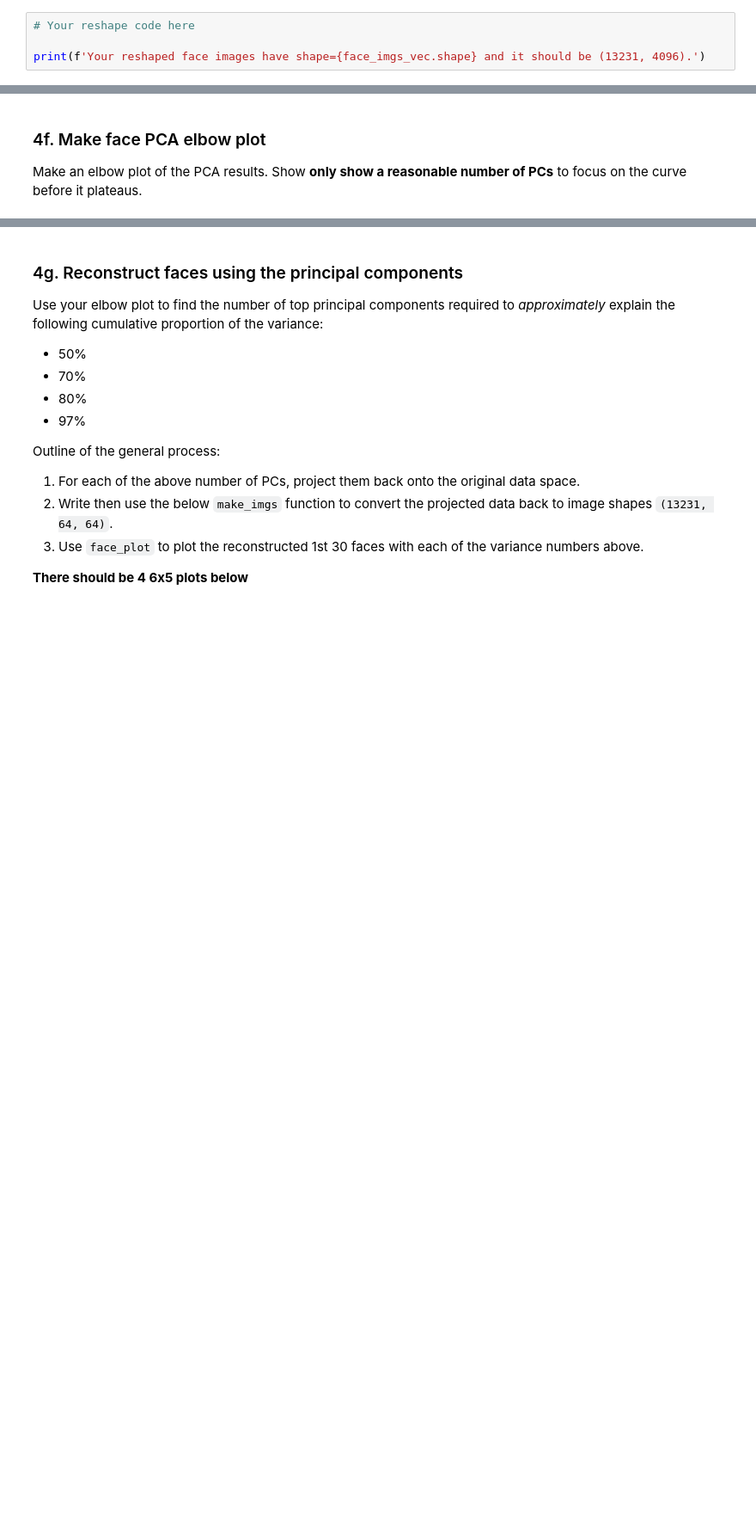
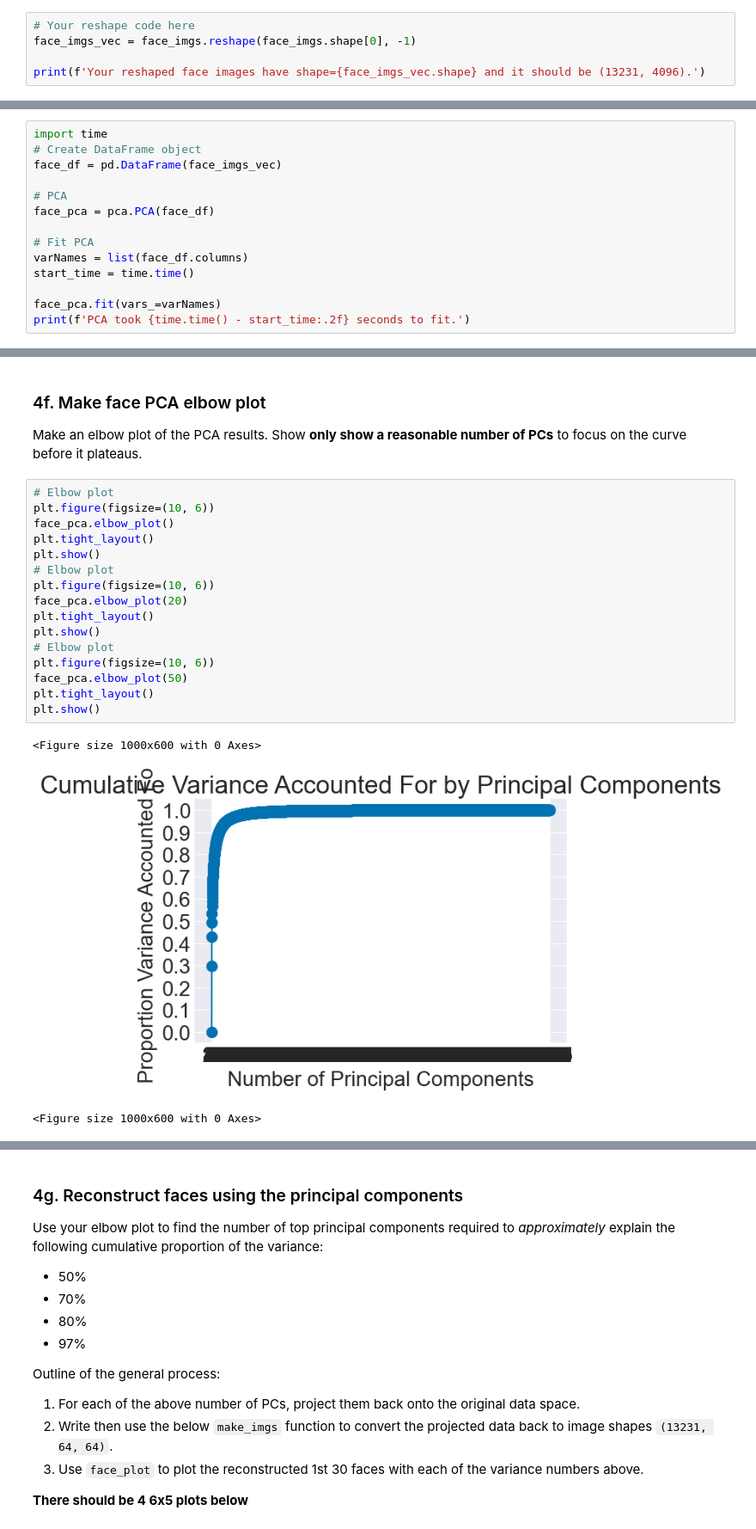
Before and after one commit to schiffinor/dataVisualization, a Jupyter notebook: Project4/eigenfaces.ipynb, the cells around one changed output, grey strips where cells are left out. Shown at 86% size. Saved outputs shown, nothing was run; the diff lists cells and outputs as text; blank space fills up the shorter version.

```diff
--- a/Project4/eigenfaces.ipynb
+++ b/Project4/eigenfaces.ipynb
@@ -83,5 +111,6 @@ In the face dataset, each person is a sample and each pixel is a variable. Curre
 In the following cell, reshape the face data **without hardcoding** ANY of (13231, 64*64)!
 # %%
 # Your reshape code here
+face_imgs_vec = face_imgs.reshape(face_imgs.shape[0], -1)
 
 print(f'Your reshaped face images have shape={face_imgs_vec.shape} and it should be (13231, 4096).')
@@ -93,3 +124,17 @@ Create pandas DataFrame object that holds the face data then run PCA on the face
 **Notes:**
 - This is not a "toy" dataset so it might take a few minutes for the PCA to finish computing.
 - Use the python `time` module (i.e. `import time`) to time how long the `pca` method takes to finish processing the data, then print out the time elapsed below. If this takes more than a few minutes, something probably is wrong.
+# %%
+import time
+# Create DataFrame object
+face_df = pd.DataFrame(face_imgs_vec)
+
+# PCA
+face_pca = pca.PCA(face_df)
+
+# Fit PCA
+varNames = list(face_df.columns)
+start_time = time.time()
+
+face_pca.fit(vars_=varNames)
+print(f'PCA took {time.time() - start_time:.2f} seconds to fit.')
@@ -97,3 +145,23 @@ Create pandas DataFrame object that holds the face data then run PCA on the face
 ### 4f. Make face PCA elbow plot
 
 Make an elbow plot of the PCA results. Show **only show a reasonable number of PCs** to focus on the curve before it plateaus.
+# %%
+# Elbow plot
+plt.figure(figsize=(10, 6))
+face_pca.elbow_plot()
+plt.tight_layout()
+plt.show()
+# Elbow plot
+plt.figure(figsize=(10, 6))
+face_pca.elbow_plot(20)
+plt.tight_layout()
+plt.show()
+# Elbow plot
+plt.figure(figsize=(10, 6))
+face_pca.elbow_plot(50)
+plt.tight_layout()
+plt.show()
+# %% [output]
+<Figure size 1000x600 with 0 Axes>
+[figure, added]
+<Figure size 1000x600 with 0 Axes>
```
Also changed, not shown: parts of 15 cells of this notebook, 23 other files.
